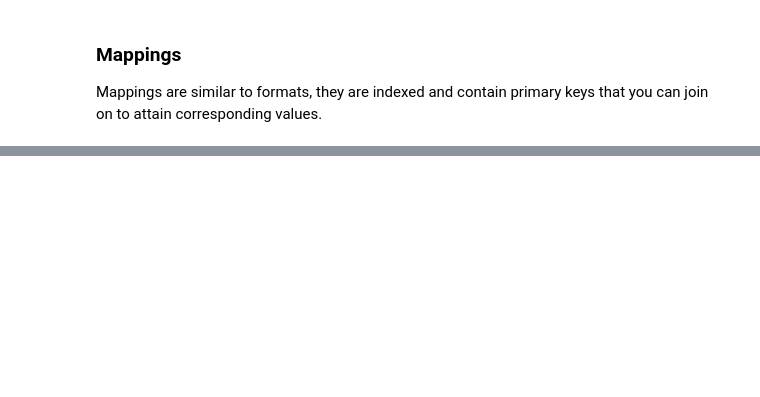
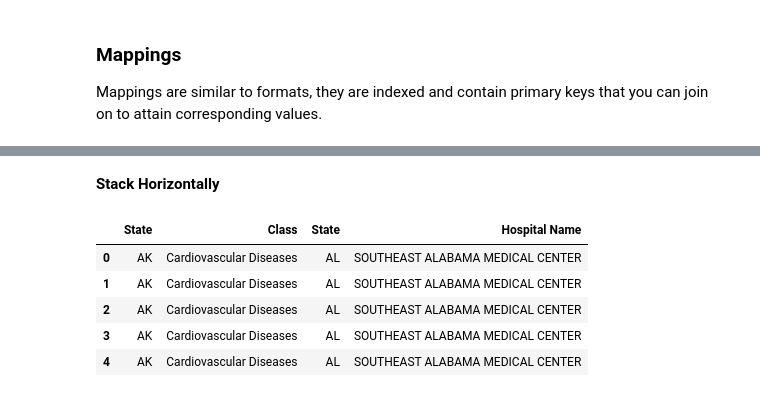
Before and after one commit to 4ram2varma5/SAS_to_Python, a Jupyter notebook: 2_filter_sort_merge_create.ipynb, the cells around one changed output, grey strips where cells are left out. Saved outputs shown, nothing was run; the diff lists cells and outputs as text; code cells hidden in the pictures; blank space fills up the shorter version.

```diff
--- a/2_filter_sort_merge_create.ipynb
+++ b/2_filter_sort_merge_create.ipynb
@@ -145,0 +333,5 @@ Mappings are similar to formats, they are indexed and contain primary keys that
+# %%
+url1 = "https://chronicdata.cdc.gov/api/views/r35g-znws/rows.csv?accessType=DOWNLOAD"
+hdmd = pd.read_csv(url1)
+df1 = hdmd
+df1.head(1)
@@ -145,0 +341,5 @@ Mappings are similar to formats, they are indexed and contain primary keys that
+# %%
+url2 = "https://data.medicare.gov/api/views/9n3s-kdb3/rows.csv?accessType=DOWNLOAD"
+hrrp = pd.read_csv(url2)
+df2 = hrrp
+df2.head(1)
@@ -145,0 +351,4 @@ Mappings are similar to formats, they are indexed and contain primary keys that
+# %%
+x = df1[['LocationAbbr', 'Class']]
+x.columns = ['State', 'Class']
+y = df2[['State', 'Hospital Name']]
@@ -145,0 +367,12 @@ Mappings are similar to formats, they are indexed and contain primary keys that
+# %% [markdown]
+**Stack Horizontally**
+# %%
+stack_horiz = pd.concat([x, y], axis=1)
+stack_horiz.head()
+# %% [output]
+|  | State | Class | State | Hospital Name |
+| 0 | AK | Cardiovascular Diseases | AL | SOUTHEAST ALABAMA MEDICAL CENTER |
+| 1 | AK | Cardiovascular Diseases | AL | SOUTHEAST ALABAMA MEDICAL CENTER |
+| 2 | AK | Cardiovascular Diseases | AL | SOUTHEAST ALABAMA MEDICAL CENTER |
+| 3 | AK | Cardiovascular Diseases | AL | SOUTHEAST ALABAMA MEDICAL CENTER |
+| 4 | AK | Cardiovascular Diseases | AL | SOUTHEAST ALABAMA MEDICAL CENTER |
```
Also changed, not shown: parts of 36 cells of this notebook.
